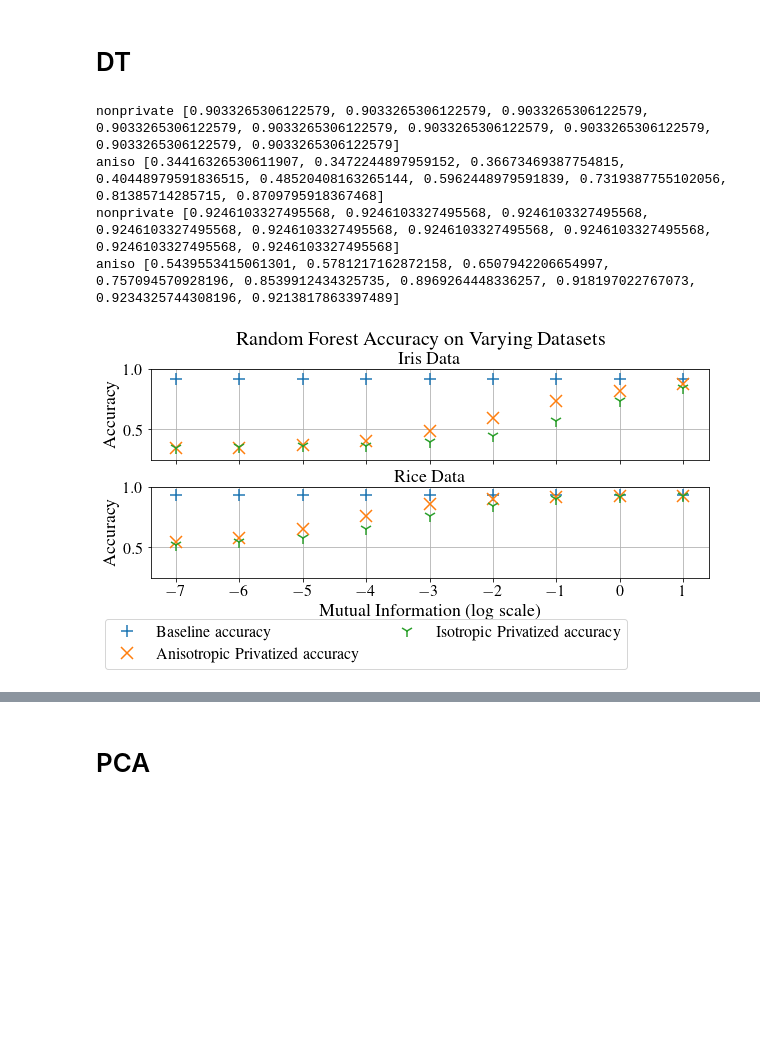
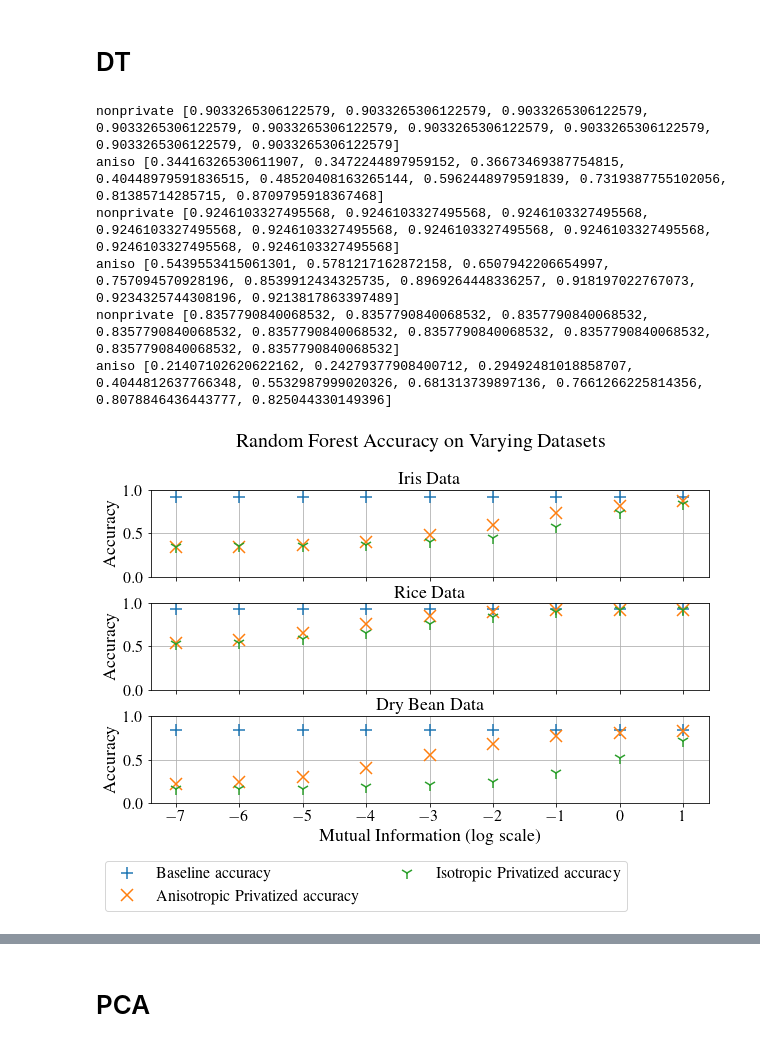
Before and after one commit to mayuri95/pac_algs, a Jupyter notebook: code_new/hybrid viz.ipynb, the cells around one changed output, grey strips where cells are left out. Cells and saved outputs as stored; diff of their text form; code cells hidden in the pictures; blank space fills up the shorter version.

```diff
--- a/code_new/hybrid viz.ipynb
+++ b/code_new/hybrid viz.ipynb
@@ -291,18 +291,20 @@ plt.savefig('hybrid_figs/mi_svm_reg.png', bbox_inches = "tight")
 true_x_vals = [1/128., 0.015625, 0.03125, 0.0625, 0.125, 0.25, 0.5, 1.0, 2.0]
 # print(true_x_vals)
 # kmeans_mi=0.125_iris_acc.pkl
-regs = [(None, 0.0, 1.0), (None, 0, 1.0)]
+regs = [(None, 0.0, 1.0), (None, 0, 1.0), (None, 0.0, 1.0)]
 fnames = ["data/iris_acc_auto_reg={}_mi={}.pkl",
-          "data/rice_acc_auto_reg={}_mi={}.pkl"]
+          "data/rice_acc_auto_reg={}_mi={}.pkl",
+          "data/bean_acc_auto_reg={}_mi={}.pkl"]
 # iris_iso_acc_auto_reg=(0.01, 0.1, 0.95)_mi=0.015625.pkl
 iso_fnames = ["data/iris_iso_acc_auto_reg={}_mi={}.pkl",
-          "data/rice_iso_acc_auto_reg={}_mi={}.pkl"]
+          "data/rice_iso_acc_auto_reg={}_mi={}.pkl",
+             "data/bean_iso_acc_auto_reg={}_mi={}.pkl"]
 
-data_types = ['iris', 'rice']
-titles = ["Iris Data", "Rice Data"]
-fig, axes = plt.subplots(2, sharex=True, figsize=(10, 4))
+data_types = ['iris', 'rice', 'bean']
+titles = ["Iris Data", "Rice Data", "Dry Bean Data"]
+fig, axes = plt.subplots(3, sharex=True, figsize=(10, 6))
 
-baseline_vals = [0.9183673469387877, 0.9325744308231315]
+baseline_vals = [0.9183673469387877, 0.9325744308231315, 0.8357790840068532]
 
 
 for ind, data in enumerate(data_types):
@@ -322,35 +324,37 @@ for ind, data in enumerate(data_types):
     print('nonprivate', subsampling_ys)
     print('aniso', hybrid_priv_ys)
     iso_priv_ys = [iso_acc_dict[k][1] for k in sorted_keys]
 
     transformed_x_vals = [np.log2(x) for x in true_x_vals]
     ax.plot(transformed_x_vals, [baseline_vals[ind]]*len(transformed_x_vals), '+', markersize=12, mew=1.5, label="Baseline accuracy")
     ax.plot(transformed_x_vals, hybrid_priv_ys, 'x', markersize=12, mew=1.5, label="Anisotropic Privatized accuracy")
     ax.plot(transformed_x_vals, iso_priv_ys, '1', markersize=12, mew=1.5, label="Isotropic Privatized accuracy")
-    y_min, y_max = 0.25, 1.0
+    y_min, y_max = 0.0, 1.0
     ax.set_ylim(y_min, y_max)
 
     ax.set_ylabel("Accuracy", fontsize=18)
     ax.set_title(titles[ind], fontsize=18)
     ax.grid(True)
     ax.tick_params(axis='both', labelsize=16)
 plt.subplots_adjust(hspace=0.3)
 
 handles, labels = ax.get_legend_handles_labels()
 plt.subplots_adjust(top=0.85)
 
 
 lgd = fig.legend(handles, labels, ncol=2, loc=2, prop={'size': 16}, bbox_to_anchor=(0.05, 0.01))
 plt.xlabel("Mutual Information (log scale)", fontsize=18)
 plt.suptitle("Random Forest Accuracy on Varying Datasets", fontsize=20)
 plt.savefig('hybrid_figs/dt_naive.png', bbox_inches = "tight")
 # hybrid_dt/iris_acc_auto_reg=(None, 0.0, 1.0)_mi=0.015625.pkl
 # %% [output]
 nonprivate [0.9033265306122579, 0.9033265306122579, 0.9033265306122579, 0.9033265306122579, 0.9033265306122579, 0.9033265306122579, 0.9033265306122579, 0.9033265306122579, 0.9033265306122579]
 aniso [0.34416326530611907, 0.3472244897959152, 0.36673469387754815, 0.40448979591836515, 0.48520408163265144, 0.5962448979591839, 0.7319387755102056, 0.81385714285715, 0.8709795918367468]
 nonprivate [0.9246103327495568, 0.9246103327495568, 0.9246103327495568, 0.9246103327495568, 0.9246103327495568, 0.9246103327495568, 0.9246103327495568, 0.9246103327495568, 0.9246103327495568]
 aniso [0.5439553415061301, 0.5781217162872158, 0.6507942206654997, 0.757094570928196, 0.8539912434325735, 0.8969264448336257, 0.918197022767073, 0.9234325744308196, 0.9213817863397489]
+nonprivate [0.8357790840068532, 0.8357790840068532, 0.8357790840068532, 0.8357790840068532, 0.8357790840068532, 0.8357790840068532, 0.8357790840068532, 0.8357790840068532, 0.8357790840068532]
+aniso [0.21407102620622162, 0.24279377908400712, 0.29492481018858707, 0.4044812637766348, 0.5532987999020326, 0.681313739897136, 0.7661266225814356, 0.8078846436443777, 0.825044330149396]
-[figure, old version]
+[figure, new version]
 # %%
 true_x_vals = [1/128., 0.015625, 0.03125, 0.0625, 0.125, 0.25, 0.5, 1.0, 2.0]
 # print(true_x_vals)
```
Also changed, not shown: parts of 1 cell of this notebook, 11 other files.
